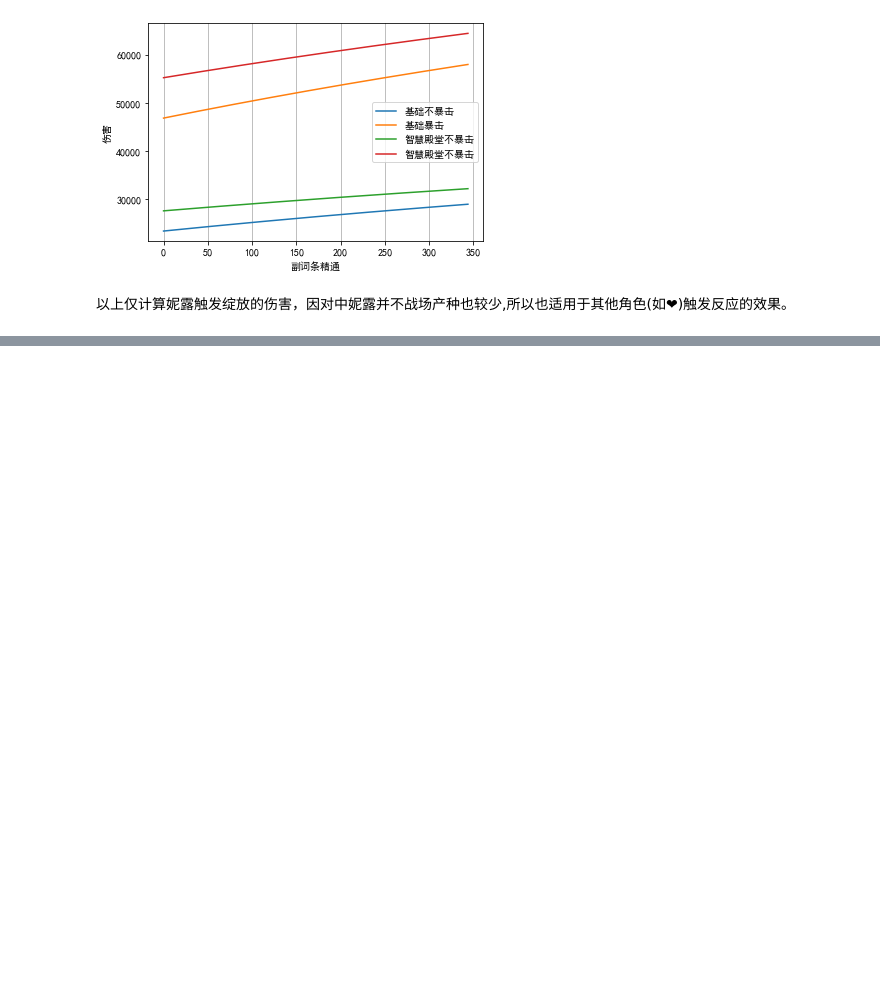
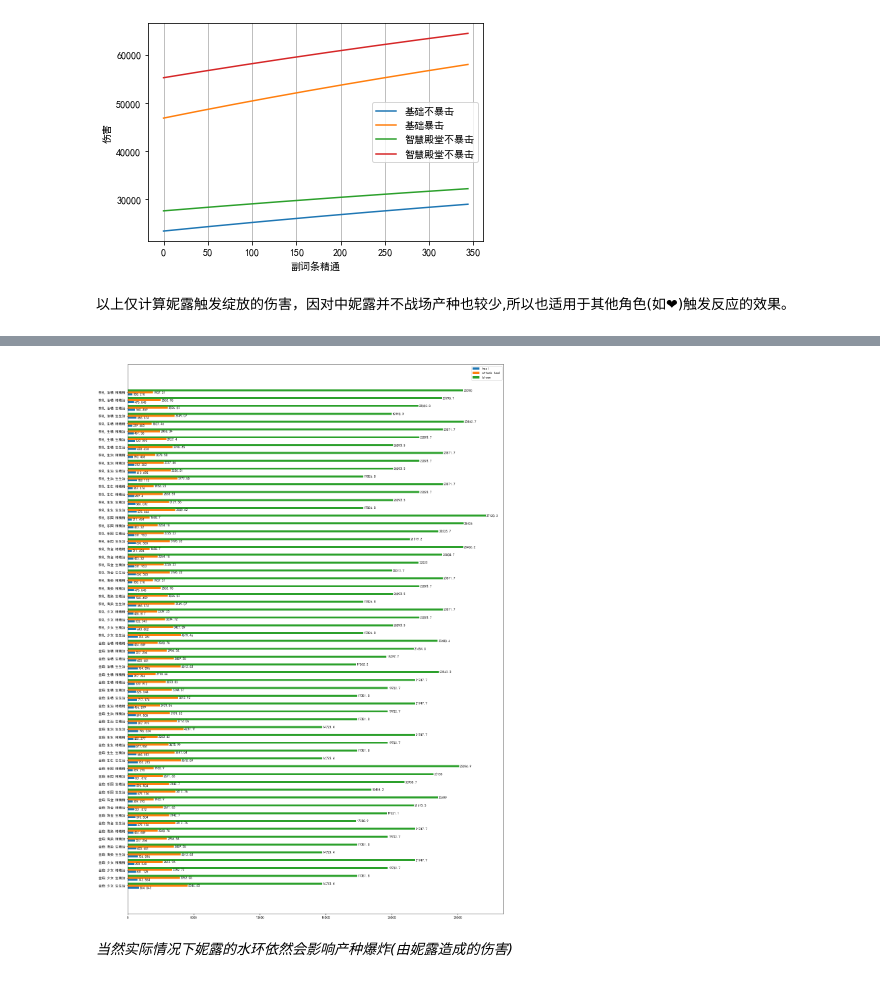
Before and after one commit to muedsa/mihoyo-lab-notebook, a Jupyter notebook: bloom-reactions.ipynb, the cells around one changed output, grey strips where cells are left out. Drawn from its saved outputs; the diff is of its cells as text; code cells hidden in the pictures; blank space fills up the shorter version.

```diff
--- a/bloom-reactions.ipynb
+++ b/bloom-reactions.ipynb
@@ -430,0 +452,21 @@ print(tabulate(kokoTestTable, headers=['装备(圣遗物副词条无效)', '生
+# %%
+def barResultCompute(info):
+  hp = 9787 * (1 + info[1])
+  em = 586 + info[3]
+  return [
+    info[0],
+    hp,
+    em,
+    (hp * 0.0143 + 171.54) * (1 + info[2]),
+    (hp * 0.076 + 914.89) * (1 + info[2]),
+    simpleWBloom(em, info[4])
+  ]
+barTestTable = []
+for w in bwTestWInfos1:
+  for r in bwTestRInfos1:
+    for s in bwTestRSubInfos1:
+      barTestTable.append(barResultCompute(wrsInfoCompute(w, r, s)))
+print(tabulate(koTestTable,
+               headers=['装备(圣遗物副词条无效)', '生命值', '精通(战斗状态下)', '持续治疗量', '攻击治疗量', '绽放伤害'],
+               floatfmt='.3f',
+               tablefmt='github'))
@@ -430,0 +491,25 @@ print(tabulate(kokoTestTable, headers=['装备(圣遗物副词条无效)', '生
+# %%
+barTestYPos = np.arange(len(barTestTable))
+barTestHealArr = []
+barTestHeal2Arr = []
+barTestBloomArr = []
+barTestLabelArr = []
+for result in barTestTable:
+  barTestHealArr.append(result[3])
+  barTestHeal2Arr.append(result[4])
+  barTestBloomArr.append(result[5])
+  barTestLabelArr.append(result[0])
+plt.figure(figsize=(20, 30))
+barTestHealBars = plt.barh(barTestYPos, barTestHealArr, 0.25, label='heal')
+plt.bar_label(barTestHealBars, padding=2)
+barTestHeal2Bars = plt.barh(barTestYPos + 0.25, barTestHeal2Arr, 0.25, label='attack heal')
+plt.bar_label(barTestHeal2Bars, padding=2)
+barTestBloomBars = plt.barh(barTestYPos + 0.5, barTestBloomArr, 0.25, label='bloom')
+plt.bar_label(barTestBloomBars, padding=2)
+plt.yticks(barTestYPos + 0.25, labels=barTestLabelArr)
+plt.legend()
+plt.show()
+# %% [output]
+[figure, added]
+# %% [markdown]
+*当然实际情况下妮露的水环依然会影响产种爆炸(由妮露造成的伤害)*
```
Also changed, not shown: parts of 10 cells of this notebook.
